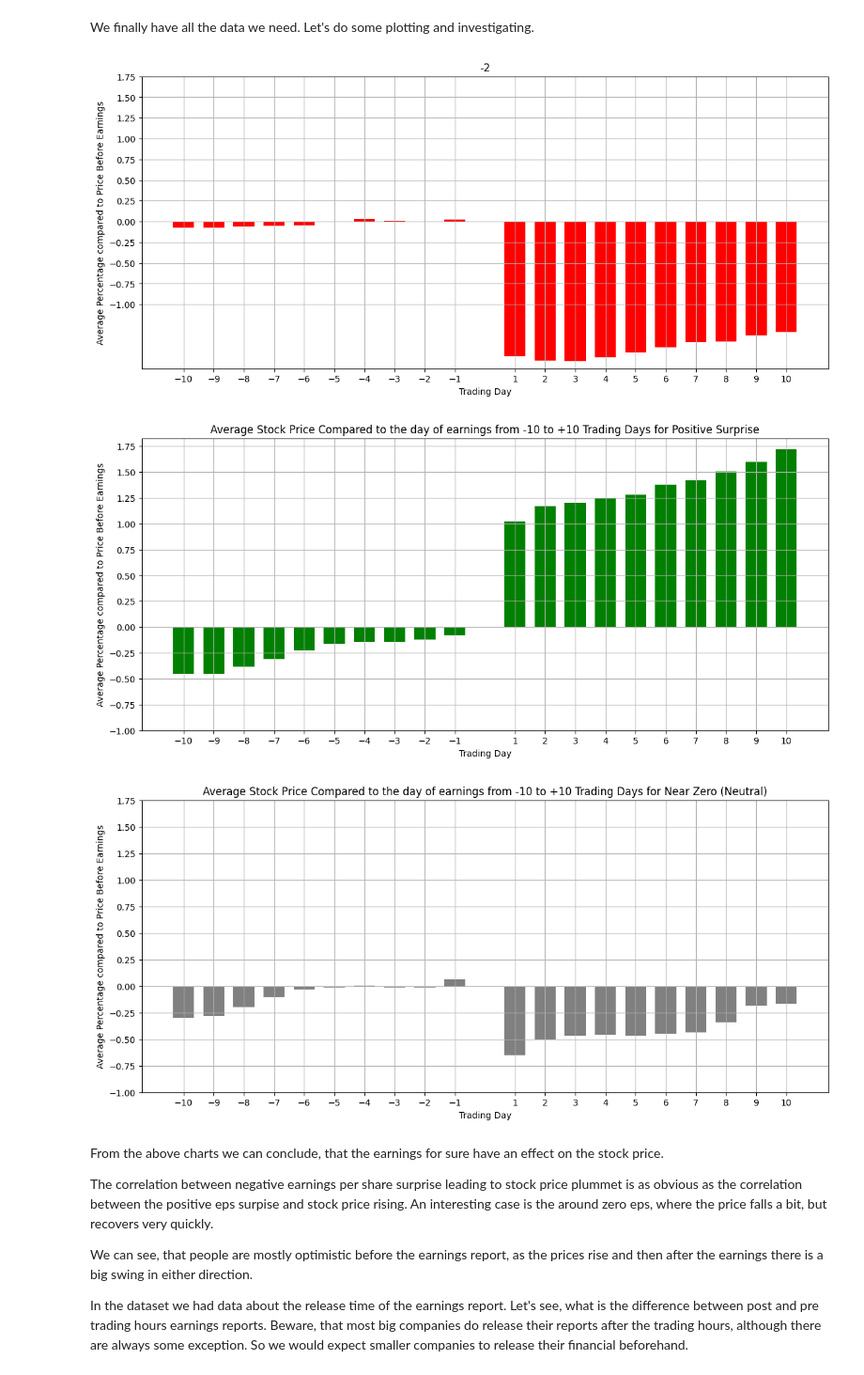
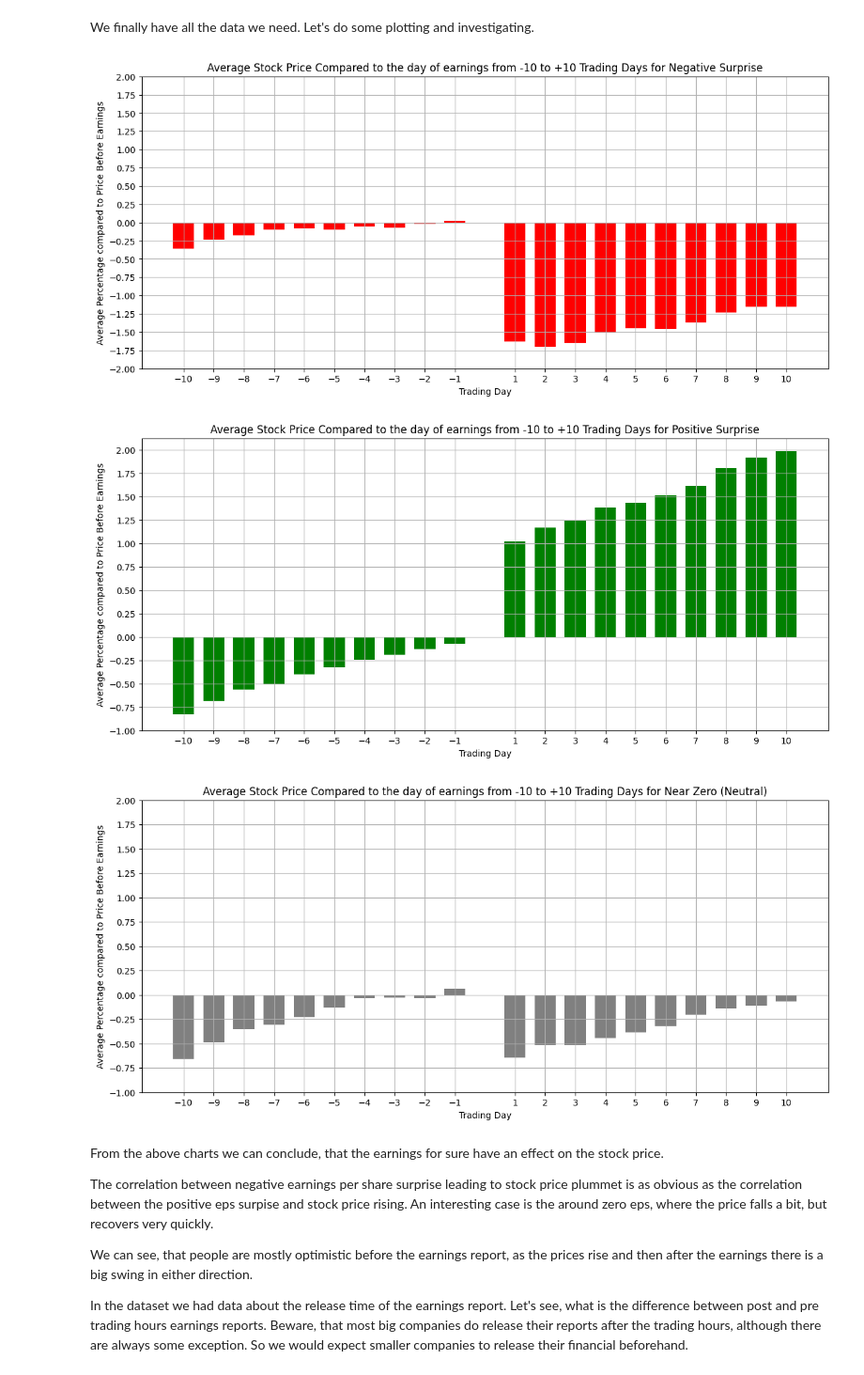
Before and after one commit to thunder913/Data-Science, a Jupyter notebook: stock_analysis.ipynb, the cells around one changed output. Shown at 94% size. Cells and saved outputs as stored; diff of their text form; code cells hidden in the pictures.

```diff
--- a/stock_analysis.ipynb
+++ b/stock_analysis.ipynb
@@ -469,10 +469,25 @@ Then we adjust the prices. We want to have consistency, since the stock market w
 def check_before_or_after(day):
     return "before" if day < 0 else "after"
 
-for day in range(event_window_start, event_window_end):
-    date_column = f'date_{abs(day)}_days_{check_before_or_after(day)}'
+def adjust_and_merge_dates(merged_data, stock_data_tidy, day):
+    """
+    Adjusts the dates and performs the merge operation for the given day.
 
-    adjusted_date = merged_data['date_before_earnings'] + pd.Timedelta(days=day)
+    Parameters:
+    - merged_data: The DataFrame containing the merged data.
+    - stock_data_tidy: The DataFrame containing the stock data.
+    - day: The day offset to adjust and merge.
+
+    Returns:
+    - merged_data: The updated DataFrame with merged and adjusted dates.
+    """
+    date_column = f'temp_date_{abs(day)}_days_{check_before_or_after(day)}'
+
+    # Adjust the date based on whether it's before or after the event
+    if check_before_or_after(day) == 'before':
+        adjusted_date = (merged_data['date_before_earnings'] + pd.Timedelta(days=day)) if day >= -1 else merged_data[f'date_{abs(day+1)}_days_{check_before_or_after(day)}'] + pd.Timedelta(days=-1)
+    else:  # 'after'
+        adjusted_date = (merged_data['date_before_earnings'] + pd.Timedelta(days=day)) if day <= 1 else merged_data[f'date_{abs(day-1)}_days_{check_before_or_after(day)}'] + pd.Timedelta(days=1)
 
     merged_data[date_column] = adjusted_date
 
@@ -483,16 +498,27 @@ for day in range(event_window_start, event_window_end):
         left_on=date_column,
         right_on='date',
         by='ticker',
-        direction='backward',
+        direction='backward' if day < 0 else 'forward',
         suffixes=('', f'_{abs(day)}_days_{check_before_or_after(day)}')
     )
 
     new_column_name = f'price_{abs(day)}_days_{check_before_or_after(day)}'
     merged_data.rename(columns={f'close_{abs(day)}_days_{check_before_or_after(day)}': new_column_name}, inplace=True)
 
+    # Restore the original 'date' column from the date_column used for merging
     merged_data[date_column] = merged_data['date']
 
-    merged_data.drop(columns=['date'], inplace=True)
+    # Drop the temporary date column after merging
+    merged_data.drop(columns=[date_column], inplace=True)
+
+    return merged_data
+
+
+for day in range(-1, event_window_start - 1, -1):
+    merged_data = adjust_and_merge_dates(merged_data, stock_data_tidy, day)
+
+for day in range(0, event_window_end + 1, 1):
+    merged_data = adjust_and_merge_dates(merged_data, stock_data_tidy, day)
 # %%
 def calculate_diff_percent(first, second, threshold=1e-5):
     if abs(second) < threshold:
@@ -556,38 +582,38 @@ def plot_avg_changes(data, category, color, title = None, y_min = -1):
         avg_before = data[f'change_{day}_days_before'].mean()
         percentage_changes.append(avg_before)
 
     for day in range(1, 11):  # Days after earnings (positive days)
         avg_after = data[f'change_{day}_days_after'].mean()
         percentage_changes.append(avg_after)
 
     days = np.concatenate((np.arange(-10, 0), np.arange(1, 11)))  # Days from -10 to +10
 
     plt.figure(figsize=(14, 6))
 
     plt.bar(days, percentage_changes, width=0.7, color=color)
 
     plt.title(title if title != None else  f'Average Stock Price Compared to the day of earnings from -10 to +10 Trading Days for {category}')
     plt.xlabel('Trading Day')
     plt.ylabel('Average Percentage compared to Price Before Earnings')
     plt.xticks(days)
-    plt.yticks(np.arange(y_min, 2, step=0.25))
+    plt.yticks(np.arange(y_min, 2.25, step=0.25))
     plt.grid(True)
     plt.show()
 
 # Filter data for each category
 negative_surprise_data = merged_data[merged_data['eps_category'] == 'Negative Surprise']
 positive_surprise_data = merged_data[merged_data['eps_category'] == 'Positive Surprise']
 neutral_data = merged_data[merged_data['eps_category'] == 'Near Zero']
 
-plot_avg_changes(negative_surprise_data, 'Negative Surprise', 'red', -2)
+plot_avg_changes(negative_surprise_data, 'Negative Surprise', 'red', None, -2)
 
 plot_avg_changes(positive_surprise_data, 'Positive Surprise', 'green')
 
 plot_avg_changes(neutral_data, 'Near Zero (Neutral)', 'gray')
 # %% [output]
-[figure, old version]
+[figure, new version]
-[figure, old version]
+[figure, new version]
-[figure, old version]
+[figure, new version]
 # %% [markdown]
 From the above charts we can conclude, that  the earnings for sure have an effect on the stock price.
 
```
Also changed, not shown: parts of 8 cells of this notebook.
